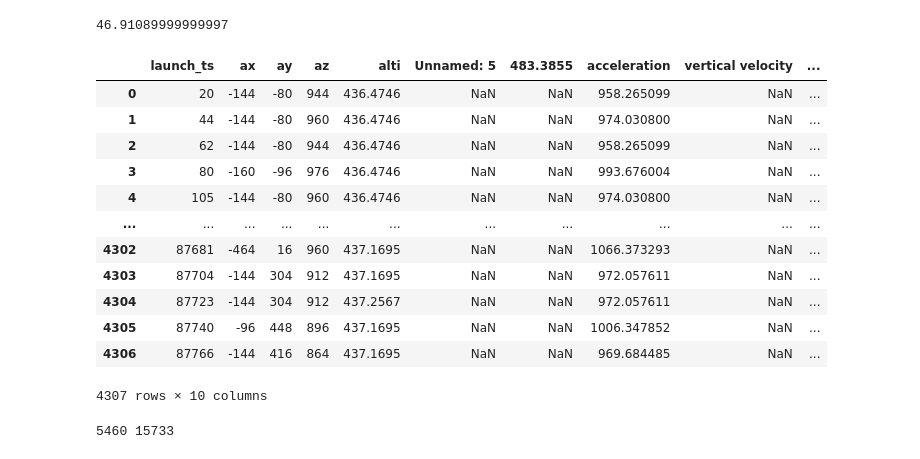
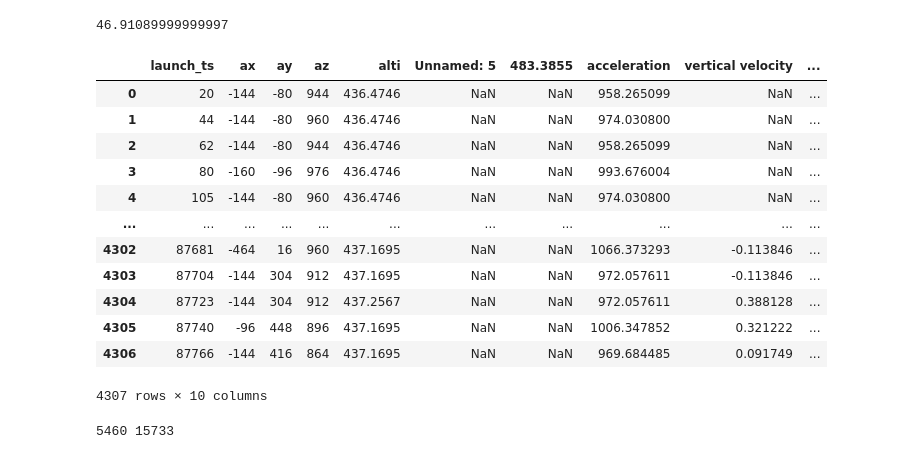
Before and after one commit to tkilla77/ksr_mint_rocketscience, a Jupyter notebook: explore.ipynb, the cells around one changed output. Cells and saved outputs as stored; diff of their text form; code cells hidden in the pictures.

```diff
--- a/explore.ipynb
+++ b/explore.ipynb
@@ -3,35 +3,35 @@
 # %%
 import pandas as pd
 import numpy as np
 
 # Read CSV data
 df = pd.read_csv('data/Altitude.csv', sep=';')
 # Compute total acceleration column as euclidian norm in 3 dimensions
 df['acceleration'] = np.sqrt(df['ax']**2 + df['ay']**2 + df['az']**2)
 # Compute vertical velocity as first derivative of height over ground
-df['vertical velocity'] = (df['alti'].diff() / df['launch_ts'].diff() * 1000).rolling(25, center=True).mean()
+df['vertical velocity'] = (df['alti'].diff() / df['launch_ts'].diff() * 1000).rolling(20, center=False).mean()
 
 # Assume ground zero is the 30% quantile of all height measurements
 # so to exclude extreme values at launch and landing.
 df['height_over_ground'] = df['alti'] - df['alti'].quantile(0.3)
 # Compute max launch height.
 print(df['height_over_ground'].max())
 
 df
 # %% [output]
 46.91089999999997
 |  | launch_ts | ax | ay | az | alti | Unnamed: 5 | 483.3855 | acceleration | vertical velocity | ... |
 | 0 | 20 | -144 | -80 | 944 | 436.4746 | NaN | NaN | 958.265099 | NaN | ... |
 | 1 | 44 | -144 | -80 | 960 | 436.4746 | NaN | NaN | 974.030800 | NaN | ... |
 | 2 | 62 | -144 | -80 | 944 | 436.4746 | NaN | NaN | 958.265099 | NaN | ... |
 | 3 | 80 | -160 | -96 | 976 | 436.4746 | NaN | NaN | 993.676004 | NaN | ... |
 | 4 | 105 | -144 | -80 | 960 | 436.4746 | NaN | NaN | 974.030800 | NaN | ... |
 | ... | ... | ... | ... | ... | ... | ... | ... | ... | ... | ... |
-| 4302 | 87681 | -464 | 16 | 960 | 437.1695 | NaN | NaN | 1066.373293 | NaN | ... |
-| 4303 | 87704 | -144 | 304 | 912 | 437.1695 | NaN | NaN | 972.057611 | NaN | ... |
-| 4304 | 87723 | -144 | 304 | 912 | 437.2567 | NaN | NaN | 972.057611 | NaN | ... |
-| 4305 | 87740 | -96 | 448 | 896 | 437.1695 | NaN | NaN | 1006.347852 | NaN | ... |
-| 4306 | 87766 | -144 | 416 | 864 | 437.1695 | NaN | NaN | 969.684485 | NaN | ... |
+| 4302 | 87681 | -464 | 16 | 960 | 437.1695 | NaN | NaN | 1066.373293 | -0.113846 | ... |
+| 4303 | 87704 | -144 | 304 | 912 | 437.1695 | NaN | NaN | 972.057611 | -0.113846 | ... |
+| 4304 | 87723 | -144 | 304 | 912 | 437.2567 | NaN | NaN | 972.057611 | 0.388128 | ... |
+| 4305 | 87740 | -96 | 448 | 896 | 437.1695 | NaN | NaN | 1006.347852 | 0.321222 | ... |
+| 4306 | 87766 | -144 | 416 | 864 | 437.1695 | NaN | NaN | 969.684485 | 0.091749 | ... |
 4307 rows × 10 columns
 # %%
 # Find launch timestamp: acceleration > 2g
```
Also changed, not shown: parts of 1 cell of this notebook.
